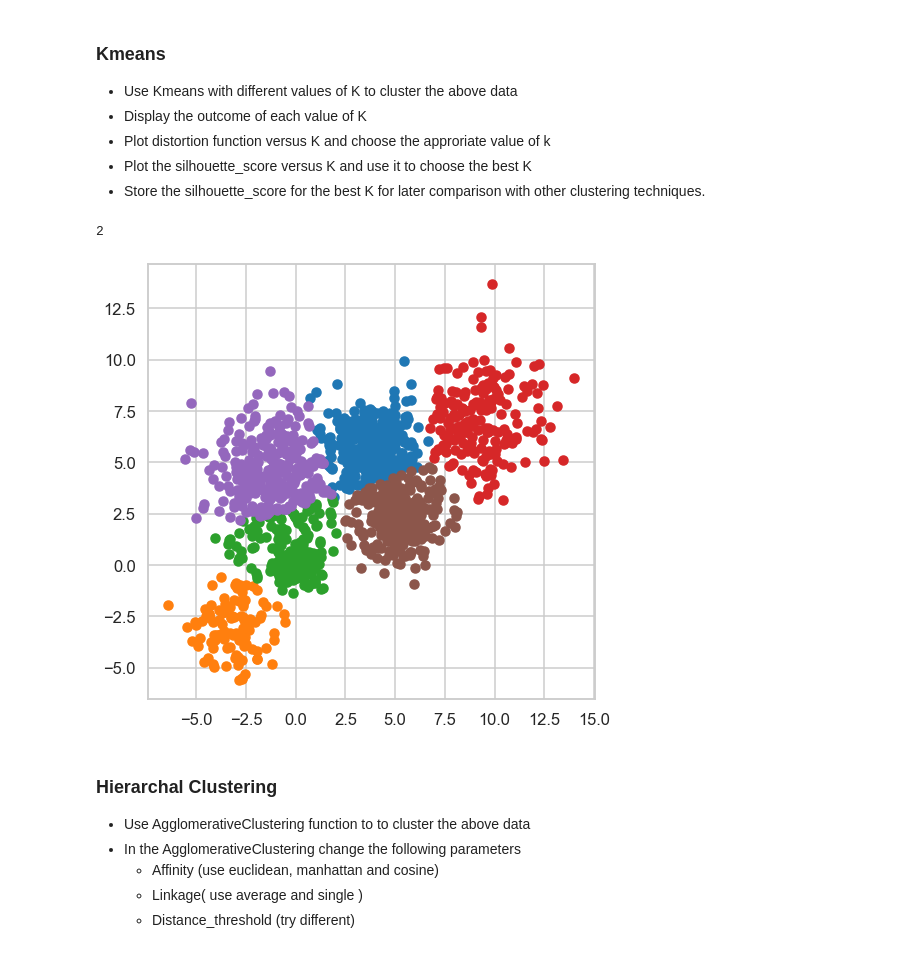
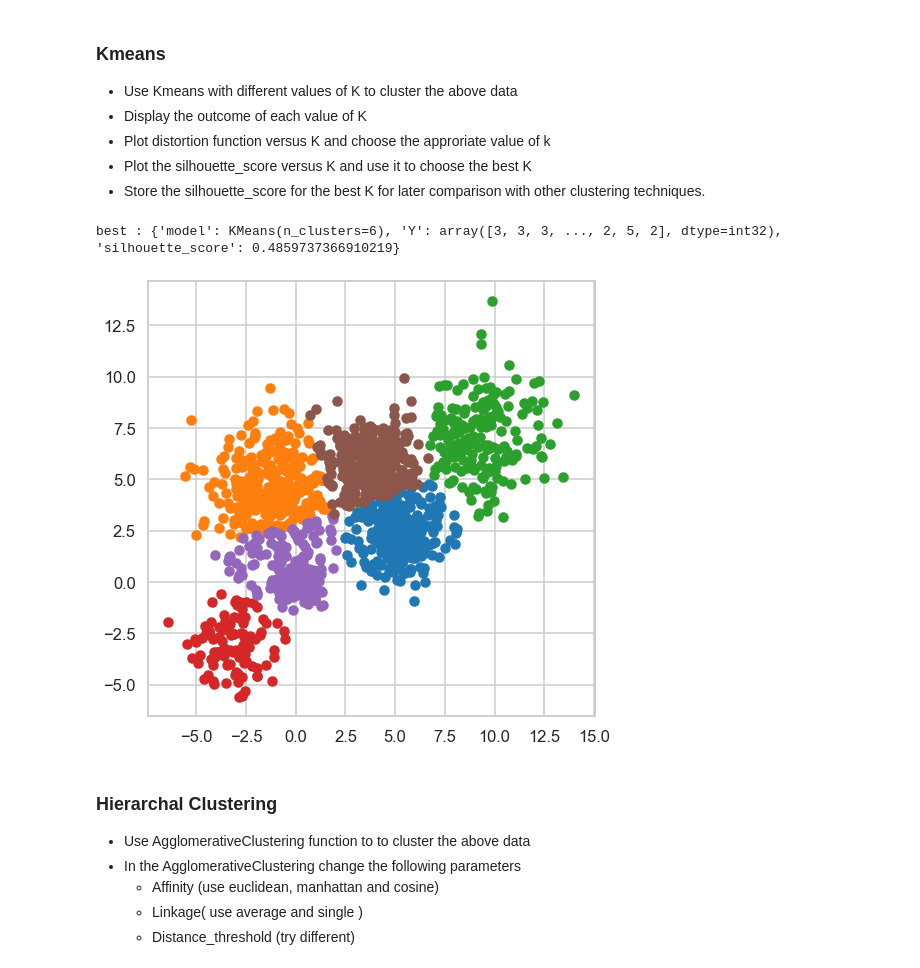
Before and after one commit to ahmednadr/guc-clustering-notebook, a Jupyter notebook: Clustering Project.ipynb, the cells around one changed output. Drawn from its saved outputs; the diff is of its cells as text; code cells hidden in the pictures.

```diff
--- a/Clustering Project.ipynb
+++ b/Clustering Project.ipynb
@@ -80,6 +80,7 @@ def kmeans(data,silhouette_plot=False,elbow_plot=False,plot=False):
 
     from sklearn.cluster import KMeans
     from sklearn.metrics import silhouette_score
+    import operator
 
     ks = [2, 3, 4, 5, 6]
     results = {}
@@ -93,38 +94,40 @@ def kmeans(data,silhouette_plot=False,elbow_plot=False,plot=False):
 
         si = [i["silhouette_score"] for i in results.values()]
         plt.plot(results.keys(),si)
         plt.show()
 
     if elbow_plot:
 
         from yellowbrick.cluster import KElbowVisualizer
 
         visualizer = KElbowVisualizer(KMeans, k=(1, 10), timings=False)
         visualizer.fit(data)
         visualizer.show()
 
+    tmp  = [r for r in results.values() if r["silhouette_score"] is not None]
+    tmp.sort(key=operator.itemgetter('silhouette_score'))
+    best = tmp[-1]
+    print("best :" ,best)
+
     if plot:
         if len(data[0]) <= 2:
-            import operator
 
-            tmp  = [r for r in results.values() if r["silhouette_score"] is not None]
-            tmp.sort(key=operator.itemgetter('silhouette_score'))
             ys = tmp[-1]["Y"]
             set_cluster = set(ys)
 
             for c in set_cluster:
                 plot_points = np.array([list(data[idx]) for idx,val in enumerate(ys) if val == c])
                 plot_points = np.transpose(plot_points)
                 plt.scatter(plot_points[0],plot_points[1])
 
             plt.show()
 
     return results
 
 r = kmeans(Multi_blob_Data,plot=True)
 # %% [output]
-2
+best : {'model': KMeans(n_clusters=6), 'Y': array([3, 3, 3, ..., 2, 5, 2], dtype=int32), 'silhouette_score': 0.4859737366910219}
-[figure, old version]
+[figure, new version]
 # %% [markdown]
 ### Hierarchal Clustering
 * Use AgglomerativeClustering function to  to cluster the above data
```
Also changed, not shown: parts of 4 cells of this notebook.
